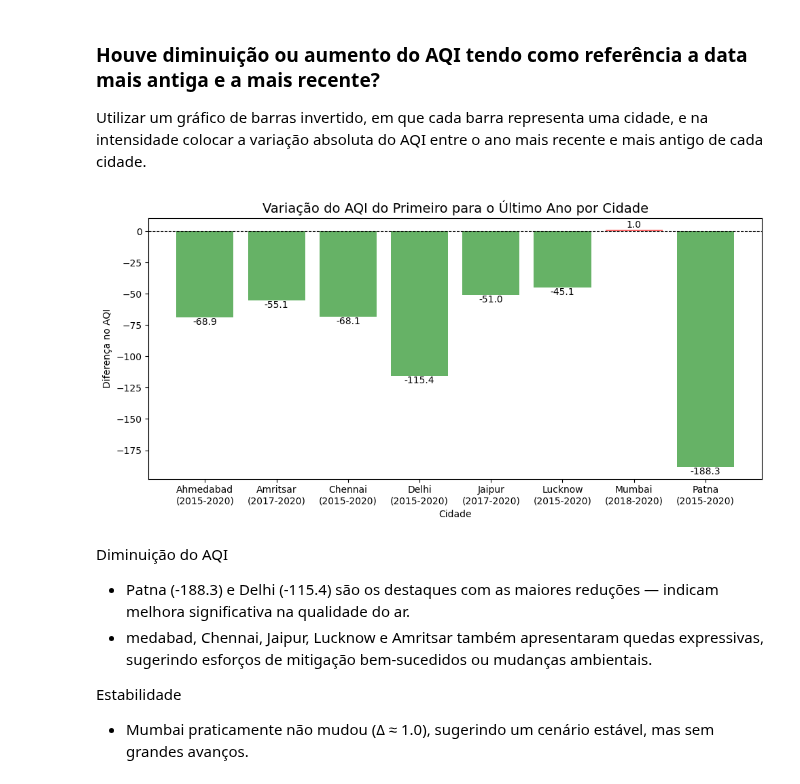
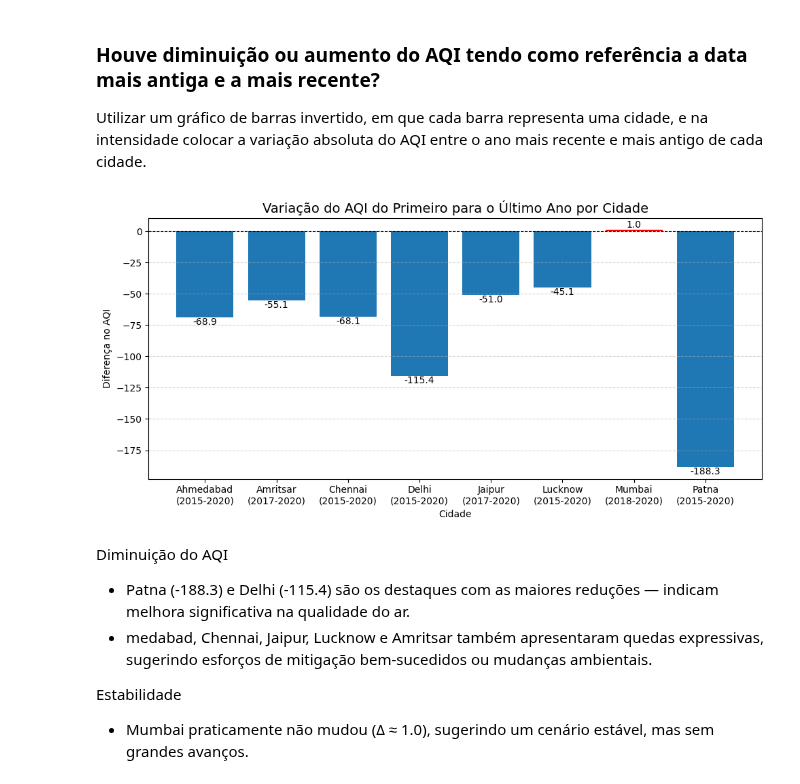
Before and after one commit to raphaelramosds/dca3501-project, a Jupyter notebook: assignments/Trabalho 1 - Parte II - Projeto de Analise de Dados.ipynb, the cells around one changed output. Saved outputs shown, nothing was run; the diff lists cells and outputs as text; code cells hidden in the pictures.

```diff
--- a/assignments/Trabalho 1 - Parte II - Projeto de Analise de Dados.ipynb
+++ b/assignments/Trabalho 1 - Parte II - Projeto de Analise de Dados.ipynb
@@ -213,36 +213,37 @@ aqi_rates = pd.DataFrame(rates)
 aqi_rates.set_index('City', inplace=True)
 
 # Resetar o índice para facilitar a plotagem
 aqi_rates = aqi_rates.reset_index()
 
 # Definir cores por tendência
 colors_set = aqi_rates['Tendência'].map({
     'Aumento': 'red',
-    'Diminuição': 'green',
+    'Diminuição': '#1f77b4',
     'Estável': 'gray'
 })
 
 plt.figure(figsize=(10, 5))
-bars = plt.bar(aqi_rates['City'], aqi_rates['Diferença'], color=colors_set, alpha=0.6)
+bars = plt.bar(aqi_rates['City'], aqi_rates['Diferença'], color=colors_set)
 
 # Adicionar anos de início e fim aos rótulos do eixo X
 city_labels = [f"{city}\n({start_year}-{end_year})" for city, start_year, end_year in zip(aqi_rates['City'], aqi_rates['Ano Inicial'], aqi_rates['Ano Final'])]
 plt.xticks(ticks=range(len(aqi_rates['City'])), labels=city_labels, ha='center')
 
 # Adicionar rótulos de valores
 for bar, diff in zip(bars, aqi_rates['Diferença']):
     height = bar.get_height()
     plt.text(bar.get_x() + bar.get_width()/2, height, f"{diff:.1f}",
              ha='center', va='bottom' if height >= 0 else 'top', fontsize=10)
 
 plt.axhline(0, color='black', linewidth=0.8, linestyle='--')
 plt.title('Variação do AQI do Primeiro para o Último Ano por Cidade', fontsize=14)
 plt.xlabel('Cidade')
 plt.ylabel('Diferença no AQI')
+plt.grid(True, axis='y', linestyle='--', alpha=0.5)
 plt.tight_layout()
 plt.show()
 # %% [output]
-[figure, old version]
+[figure, new version]
 # %% [markdown]
 Diminuição do AQI
 - Patna (-188.3) e Delhi (-115.4) são os destaques com as maiores reduções — indicam melhora significativa na qualidade do ar.
```
Also changed, not shown: parts of 5 cells of this notebook.
